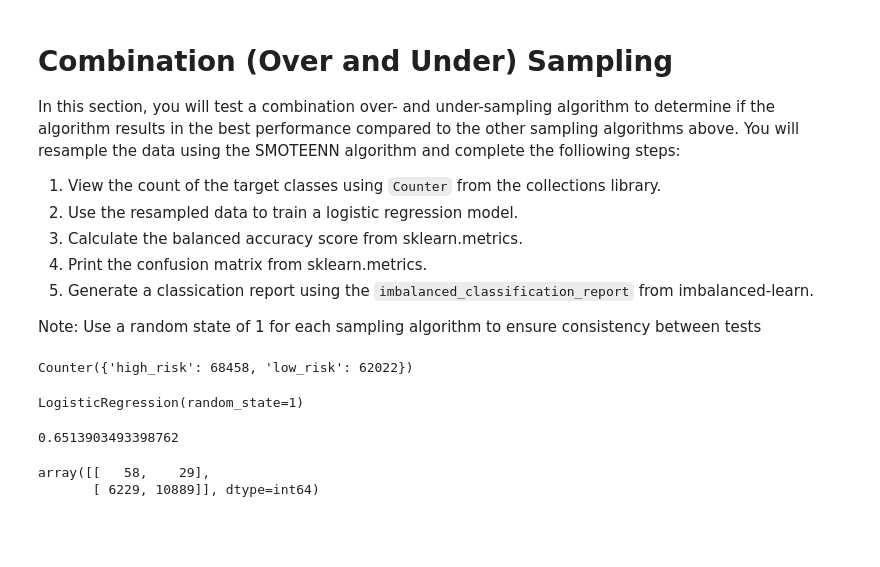
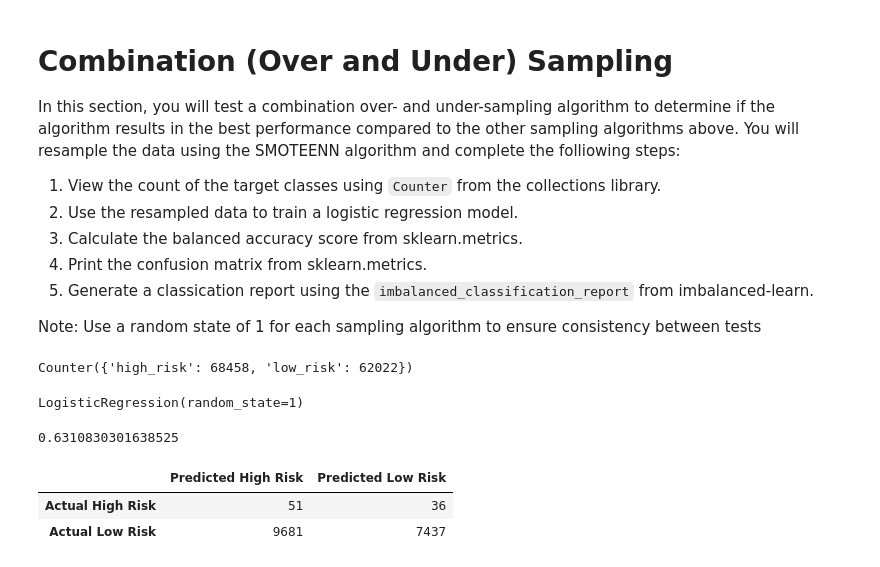
Before and after one commit to shrese/Credit_Risk_Analysis, a Jupyter notebook: Module-17-Challenge-Resources/credit_risk_resampling.ipynb, the cells around one changed output. Cells and saved outputs as stored; diff of their text form; code cells hidden in the pictures; blank space fills up the shorter version.

```diff
--- a/Module-17-Challenge-Resources/credit_risk_resampling.ipynb
+++ b/Module-17-Challenge-Resources/credit_risk_resampling.ipynb
@@ -276,30 +292,33 @@ Note: Use a random state of 1 for each sampling algorithm to ensure consistency
 # Warning: This is a large dataset, and this step may take some time to complete
 
 from imblearn.combine import SMOTEENN
-smote_enn = SMOTEENN(random_state=1)
-X_resampled, y_resampled = smote_enn.fit_resample(X, y)
+enn = SMOTEENN(random_state=1)
+X_resampled, y_resampled = enn.fit_resample(X, y)
 Counter(y_resampled)
 # %% [output]
 Counter({'high_risk': 68458, 'low_risk': 62022})
 # %%
 # Train the Logistic Regression model using the resampled data
-model = LogisticRegression(solver='lbfgs', random_state=1)
 model.fit(X_resampled, y_resampled)
 # %% [output]
 LogisticRegression(random_state=1)
 # %%
 # Calculated the balanced accuracy score
-# y_pred = model.predict(X_test)
+y_pred = model.predict(X_test)
 balanced_accuracy_score(y_test, y_pred)
 # %% [output]
-0.6513903493398762
+0.6310830301638525
-# %%
-# Display the confusion matrix
-# y_pred = model.predict(X_test)
-confusion_matrix(y_test, y_pred)
-# %% [output]
-array([[   58,    29],
-       [ 6229, 10889]], dtype=int64)
+# %%
+# Display the confusion matrix
+confusion_matrix(y_test, y_pred)
+
+matrix = pd.DataFrame(matrix,
+        index=["Actual High Risk", "Actual Low Risk"], columns=["Predicted High Risk", "Predicted Low Risk"])
+matrix
+# %% [output]
+|  | Predicted High Risk | Predicted Low Risk |
+| Actual High Risk | 51 | 36 |
+| Actual Low Risk | 9681 | 7437 |
 # %%
 # Print the imbalanced classification report
 print(classification_report_imbalanced(y_test, y_pred))
```
Also changed, not shown: parts of 14 cells of this notebook, 13 other files.
